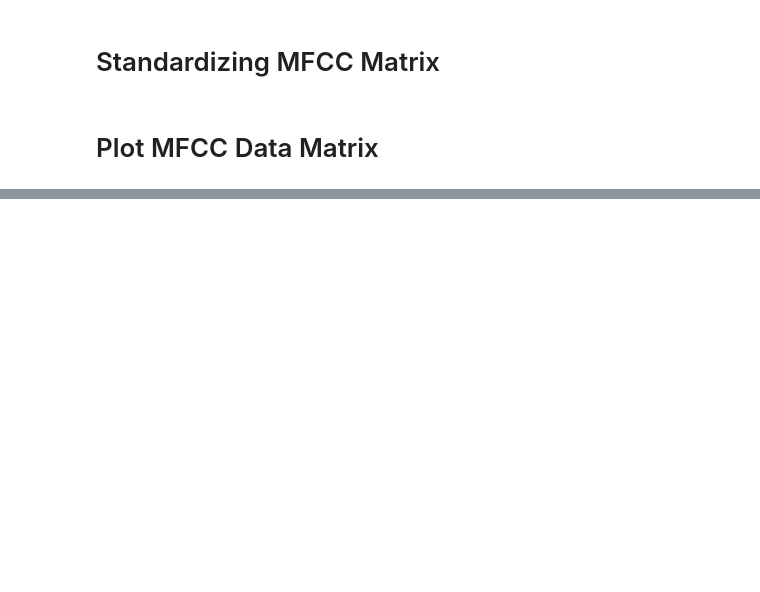
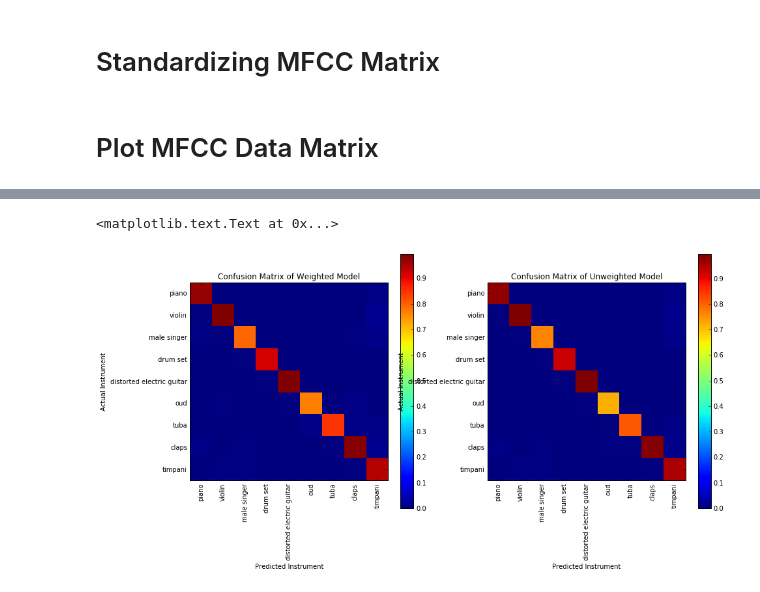
Before and after one commit to marl/medley-de-bugger, a Jupyter notebook: Instrument classifier.ipynb, the cells around one changed output, grey strips where cells are left out. Saved outputs shown, nothing was run; the diff lists cells and outputs as text; code cells hidden in the pictures; blank space fills up the shorter version.

Commit message:
confusion matrix and classification metrics

```diff
--- a/Instrument classifier.ipynb
+++ b/Instrument classifier.ipynb
@@ -149,5 +188,9 @@ mfcc_matrix_normal = (mfcc_matrix - mfcc_means)/mfcc_std
 
 label_values = list(file_dict.keys())
 np.save("label_values.npy", label_values)
+# %%
+from sklearn.model_selection import train_test_split
+
+x_train, x_test, y_train, y_test = train_test_split(mfcc_matrix_normal, label_matrix, test_size=0.25)
 # %% [markdown]
 # Plot MFCC Data Matrix
@@ -229,0 +323,14 @@ clf.score(mfcc_matrix_normal, label_matrix)
+# %%
+from sklearn.metrics import confusion_matrix
+
+print "Confusion Matrix for unweighted model"
+print target_names
+c_mat2 = confusion_matrix(y_test, y_predicted2)
+support = np.sum(c_mat, axis=1).astype(float)
+print support
+print (np.round(c_mat2/support, 3))
+
+print "Confusion Matrix for weighted model"
+print target_names
+c_mat = confusion_matrix(y_test, y_predicted)
+print (np.round(c_mat/support, 3))
@@ -230 +355,26 @@ clf.score(mfcc_matrix_normal, label_matrix)
+# %%
+plt.figure(figsize=(15, 7))
+
+plt.subplot(1,2,1)
+plt.title("Confusion Matrix of Weighted Model")
+plt.imshow((c_mat/support).T, origin="upper", interpolation="none")
+plt.colorbar()
+target_index = range(len(target_names))
+plt.xticks(target_index, target_names, rotation="vertical")
+plt.xlabel("Predicted Instrument")
+plt.yticks(target_index, target_names)
+plt.ylabel("Actual Instrument")
+
+plt.subplot(1,2,2)
+plt.title("Confusion Matrix of Unweighted Model")
+plt.imshow((c_mat2/support).T, origin="upper", interpolation="none")
+plt.colorbar()
+target_index = range(len(target_names))
+plt.xticks(target_index, target_names, rotation="vertical")
+plt.xlabel("Predicted Instrument")
+plt.yticks(target_index, target_names)
+plt.ylabel("Actual Instrument")
+# %% [output]
+<matplotlib.text.Text at 0x...>
+[figure, added]
 # %%
```
Also changed, not shown: parts of 13 cells of this notebook.
